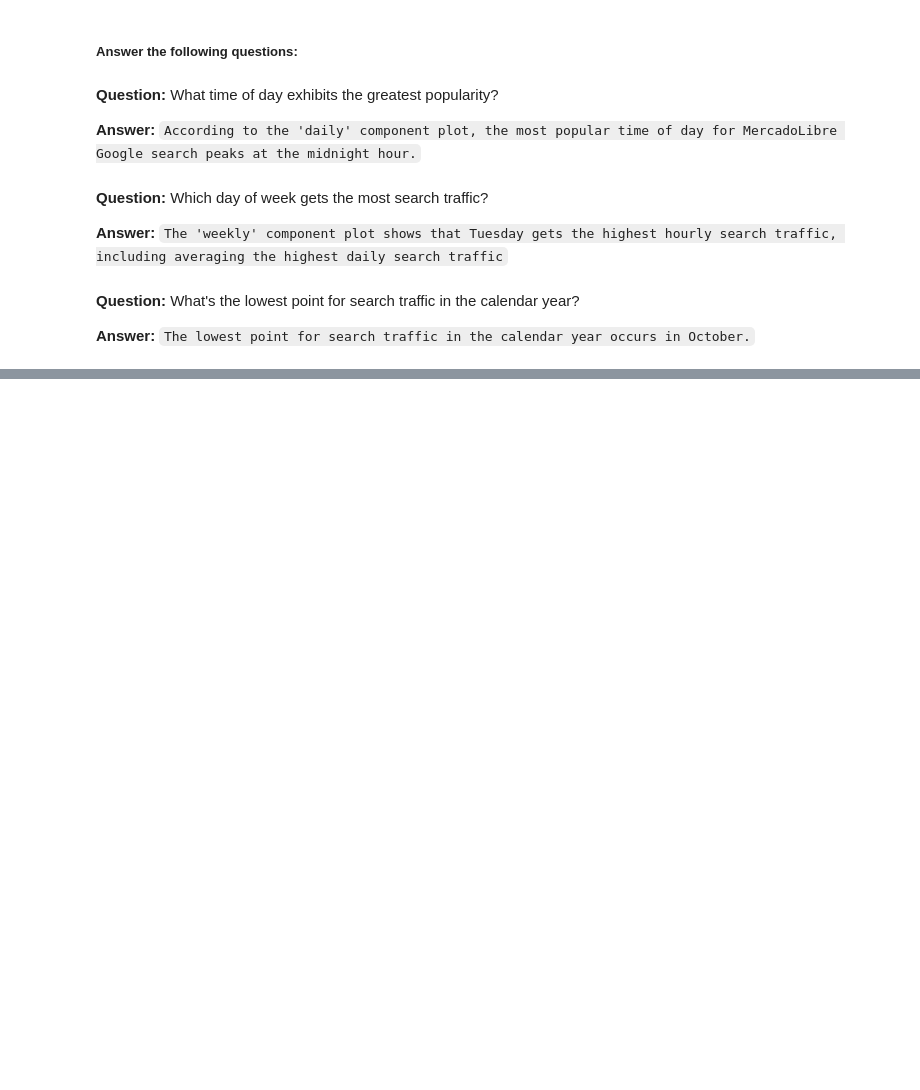
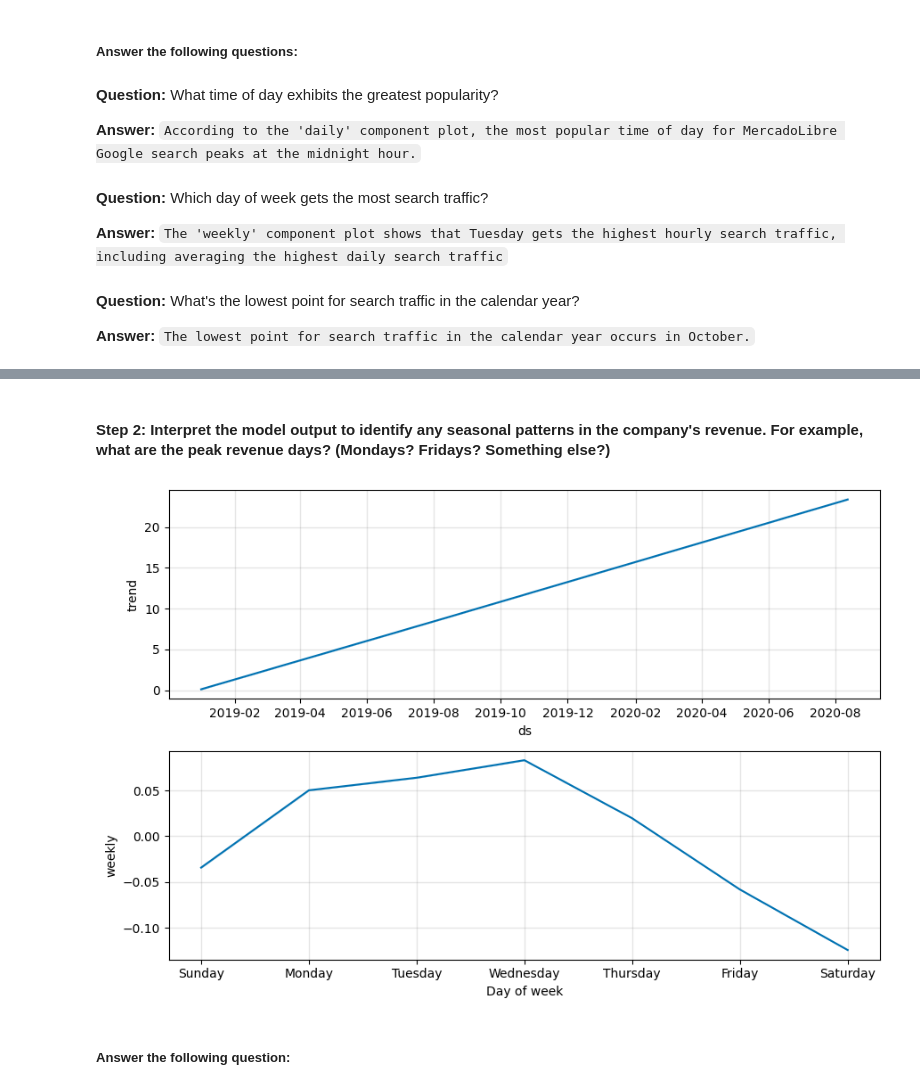
Before and after one commit to boz-tcm/time-series-challenge, a Jupyter notebook: forecasting_net_prophet.ipynb, the cells around one changed output, grey strips where cells are left out. Drawn from its saved outputs; the diff is of its cells as text; code cells hidden in the pictures; blank space fills up the shorter version.

```diff
--- a/forecasting_net_prophet.ipynb
+++ b/forecasting_net_prophet.ipynb
@@ -895,0 +950,13 @@ figures_mercado_trends = model_mercado_trends.plot_components(forecast_mercado_t
+# %%
+# Apply a Facebook Prophet model to the data.
+
+# Set up the dataframe in the neccessary format:
+# Reset the index so that date becomes a column in the DataFrame
+mercado_sales_prophet_df = df_mercado_sales.reset_index()
+#display(mercado_sales_prophet_df)
+
+# Adjust the columns names to the Prophet syntax
+mercado_sales_prophet_df = mercado_sales_prophet_df.rename(columns = {'date': 'ds', 'Daily Sales': 'y'})
+
+# Visualize the DataFrame
+display(mercado_sales_prophet_df)
@@ -895,0 +977,7 @@ figures_mercado_trends = model_mercado_trends.plot_components(forecast_mercado_t
+# %%
+# Create the model
+mercado_sales_prophet_model = Prophet() # Instantiate the Prophet algo object
+
+# Fit the model
+mercado_sales_prophet_model.fit(mercado_sales_prophet_df)
+#print(mercado_sales_prophet_model)
@@ -895,0 +997,9 @@ figures_mercado_trends = model_mercado_trends.plot_components(forecast_mercado_t
+# %%
+# Predict sales for 90 days (1 quarter) out into the future.
+
+# Start by making a future dataframe
+mercado_sales_prophet_future_df = mercado_sales_prophet_model.make_future_dataframe(periods=90, freq='D')
+
+# Display the last five rows of the future DataFrame
+display(mercado_sales_prophet_future_df.tail(5))
+#display(mercado_sales_prophet_future_df)
@@ -895,0 +1013,6 @@ figures_mercado_trends = model_mercado_trends.plot_components(forecast_mercado_t
+# %%
+# Make predictions for the sales each day over the next quarter
+mercado_sales_prophet_forecast_df = mercado_sales_prophet_model.predict(mercado_sales_prophet_future_df)
+
+# Display the first 5 rows of the resulting DataFrame
+display(mercado_sales_prophet_forecast_df.head(5))
@@ -895,0 +1026,9 @@ figures_mercado_trends = model_mercado_trends.plot_components(forecast_mercado_t
+# %% [markdown]
+#### Step 2: Interpret the model output to identify any seasonal patterns in the company's revenue. For example, what are the peak revenue days? (Mondays? Fridays? Something else?)
+# %%
+# Use the plot_components function to analyze seasonal patterns in the company's revenue
+mercado_sales_prophet_figures = mercado_sales_prophet_model.plot_components(mercado_sales_prophet_forecast_df)
+# %% [output]
+[figure, added]
+# %% [markdown]
+##### Answer the following question:
```
Also changed, not shown: parts of 15 cells of this notebook, 1 other file.
